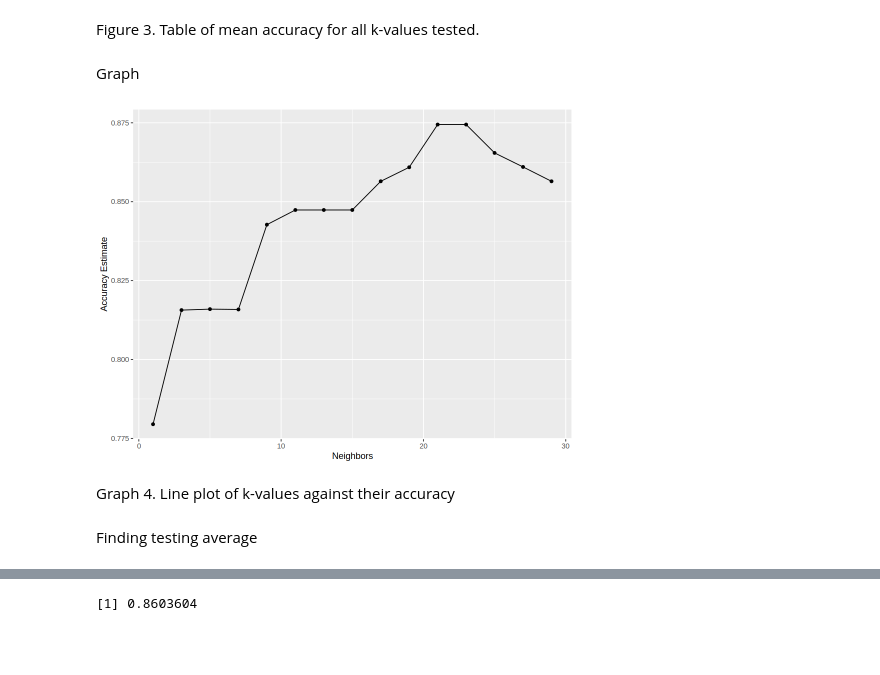
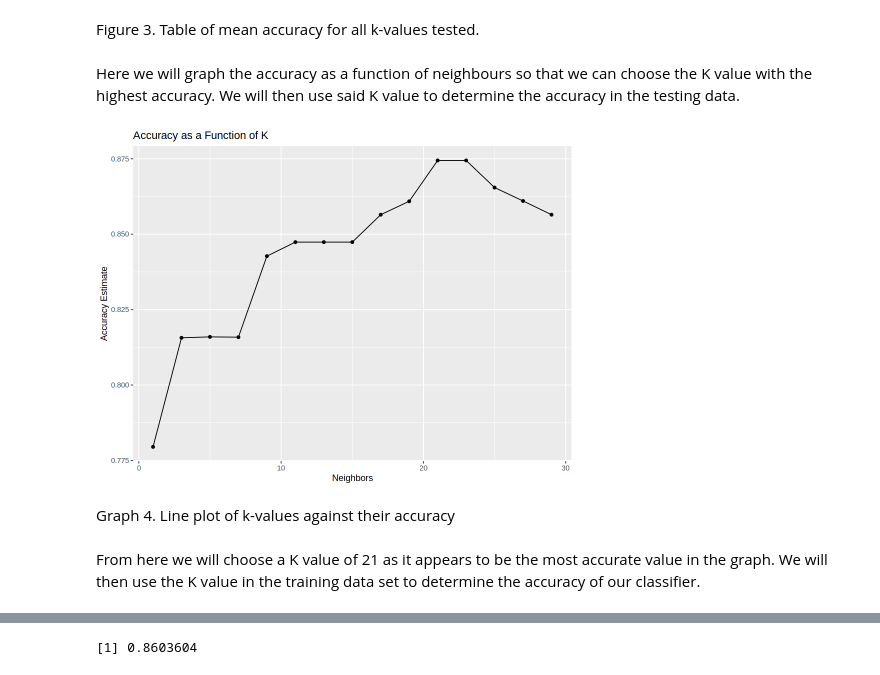
Before and after one commit to MiishaaSinica/DSCI100Project, a Jupyter notebook: Report.ipynb, the cells around one changed output, grey strips where cells are left out. Saved outputs shown, nothing was run; the diff lists cells and outputs as text; code cells hidden in the pictures; blank space fills up the shorter version.

```diff
--- a/Report.ipynb
+++ b/Report.ipynb
@@ -294,17 +286,18 @@ A tibble: 15 × 2
 # %% [markdown]
 Figure 3. Table of mean accuracy for all k-values tested.
 # %% [markdown]
-Graph
+Here we will graph the accuracy as a function of neighbours so that we can choose the K value with the highest accuracy. We will then use said K value to determine the accuracy in the testing data.
 # %%
 accuracy_versus_k <- ggplot(accuracies, aes(x = neighbors, y = mean))+
     geom_point() +
     geom_line() +
-    labs(x = "Neighbors", y = "Accuracy Estimate")
+    labs(x = "Neighbors", y = "Accuracy Estimate") +
+    ggtitle("Accuracy as a Function of K")
 accuracy_versus_k
 # %% [output]
-[figure, old version]
+[figure, new version]
 # %% [markdown]
 Graph 4. Line plot of k-values against their accuracy
 # %% [markdown]
-Finding testing average
+From here we will choose a K value of 21 as it appears to be the most accurate value in the graph. We will then use the K value in the training data set to determine the accuracy of our classifier.
 # %% [markdown]
```
Also changed, not shown: parts of 23 cells of this notebook.
